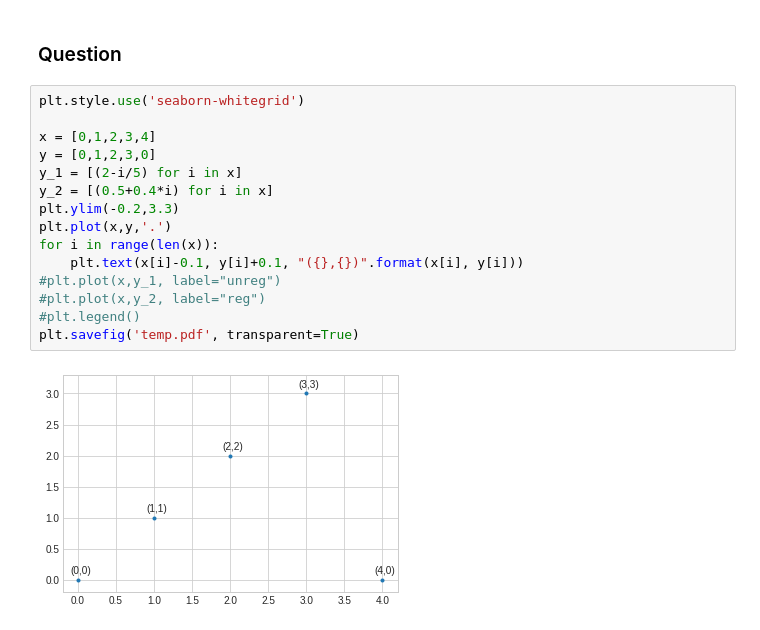
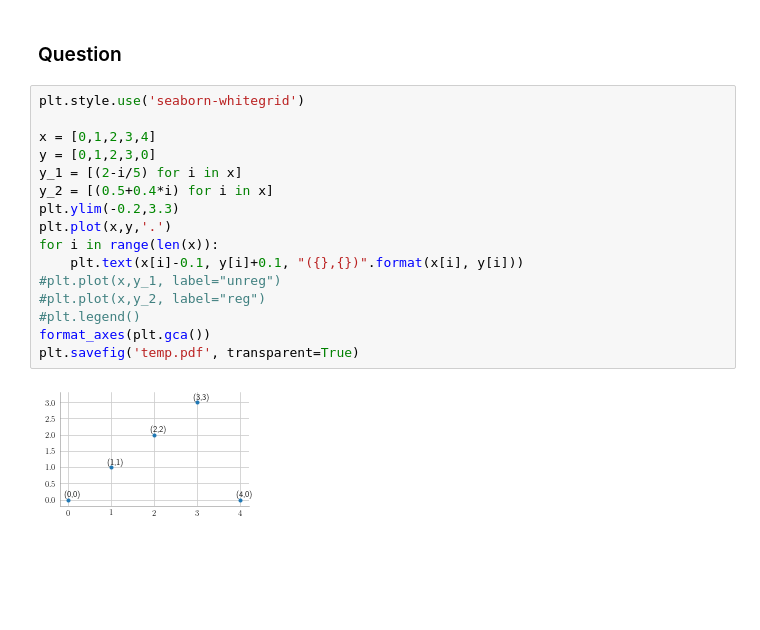
Before and after one commit to nipunbatra/ml-teaching, a Jupyter notebook: ridge/Ridge.ipynb, the cells around one changed output. Saved outputs shown, nothing was run; the diff lists cells and outputs as text; blank space fills up the shorter version.

```diff
--- a/ridge/Ridge.ipynb
+++ b/ridge/Ridge.ipynb
@@ -263,17 +263,18 @@ plt.savefig('rid_reg.pdf', transparent=True, bbox_inches="tight")
 # %%
 plt.style.use('seaborn-whitegrid')
 
 x = [0,1,2,3,4]
 y = [0,1,2,3,0]
 y_1 = [(2-i/5) for i in x]
 y_2 = [(0.5+0.4*i) for i in x]
 plt.ylim(-0.2,3.3)
 plt.plot(x,y,'.')
 for i in range(len(x)):
     plt.text(x[i]-0.1, y[i]+0.1, "({},{})".format(x[i], y[i]))
 #plt.plot(x,y_1, label="unreg")
 #plt.plot(x,y_2, label="reg")
 #plt.legend()
+format_axes(plt.gca())
 plt.savefig('temp.pdf', transparent=True)
 # %% [output]
-[figure, old version]
+[figure, new version]
```
Also changed, not shown: 2 other files.
